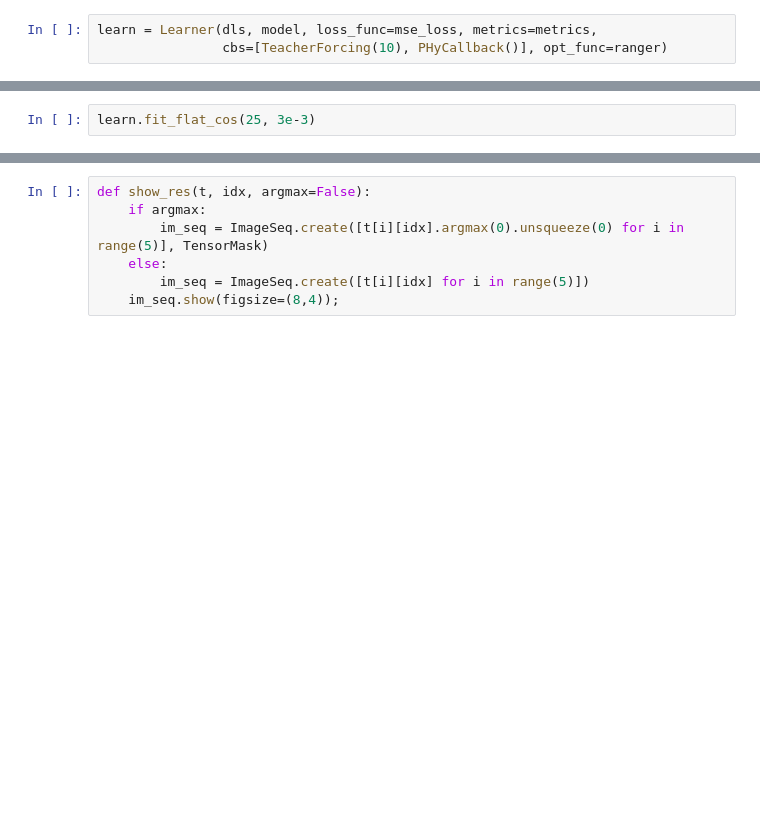
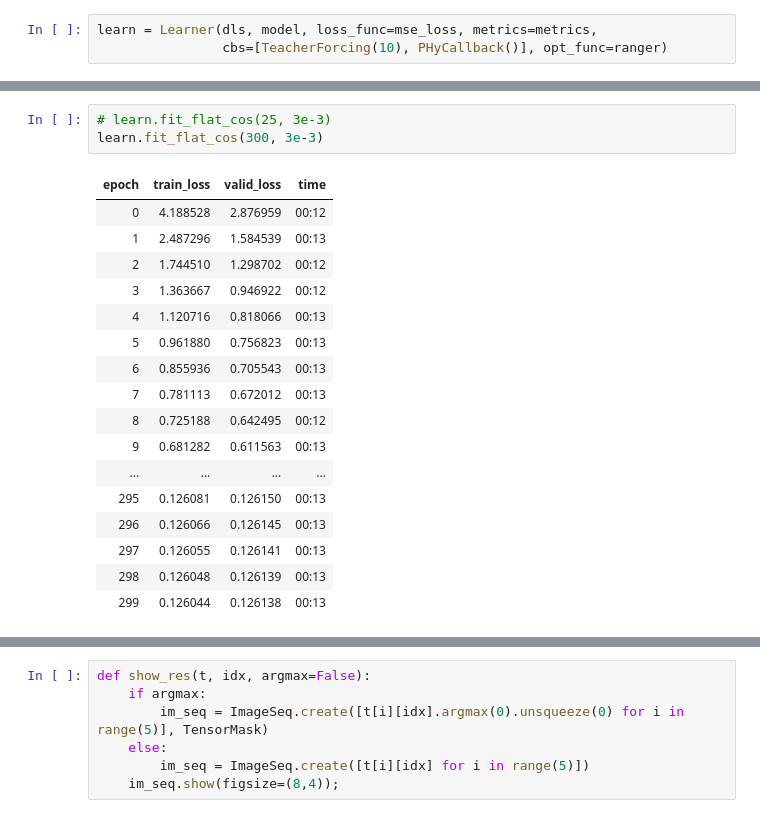
Before and after one commit to shawnwang-tech/moving_mnist, a Jupyter notebook: 04_train_phydnet-Copy1.ipynb, the cells around one changed output, grey strips where cells are left out. Drawn from its saved outputs; the diff is of its cells as text; blank space fills up the shorter version.

```diff
--- a/04_train_phydnet-Copy1.ipynb
+++ b/04_train_phydnet-Copy1.ipynb
@@ -89,4 +91,23 @@ learn.lr_find()
 # %%
-learn.fit_flat_cos(25, 3e-3)
+# learn.fit_flat_cos(25, 3e-3)
+learn.fit_flat_cos(300, 3e-3)
+# %% [output]
+| epoch | train_loss | valid_loss | time |
+| 0 | 4.188528 | 2.876959 | 00:12 |
+| 1 | 2.487296 | 1.584539 | 00:13 |
+| 2 | 1.744510 | 1.298702 | 00:12 |
+| 3 | 1.363667 | 0.946922 | 00:12 |
+| 4 | 1.120716 | 0.818066 | 00:13 |
+| 5 | 0.961880 | 0.756823 | 00:13 |
+| 6 | 0.855936 | 0.705543 | 00:13 |
+| 7 | 0.781113 | 0.672012 | 00:13 |
+| 8 | 0.725188 | 0.642495 | 00:12 |
+| 9 | 0.681282 | 0.611563 | 00:13 |
+| ... | ... | ... | ... |
+| 295 | 0.126081 | 0.126150 | 00:13 |
+| 296 | 0.126066 | 0.126145 | 00:13 |
+| 297 | 0.126055 | 0.126141 | 00:13 |
+| 298 | 0.126048 | 0.126139 | 00:13 |
+| 299 | 0.126044 | 0.126138 | 00:13 |
 # %%
 p,t = learn.get_preds(1)
```
Also changed, not shown: parts of 7 cells of this notebook, 4 other files.
